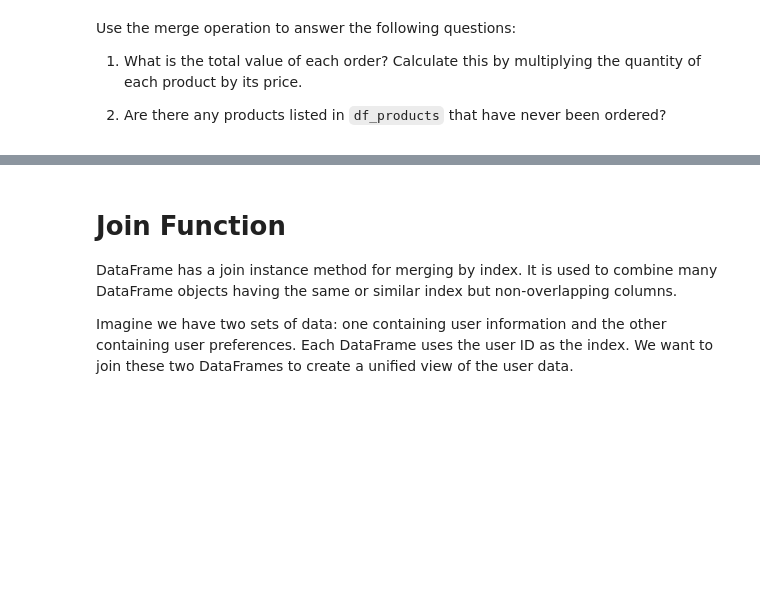
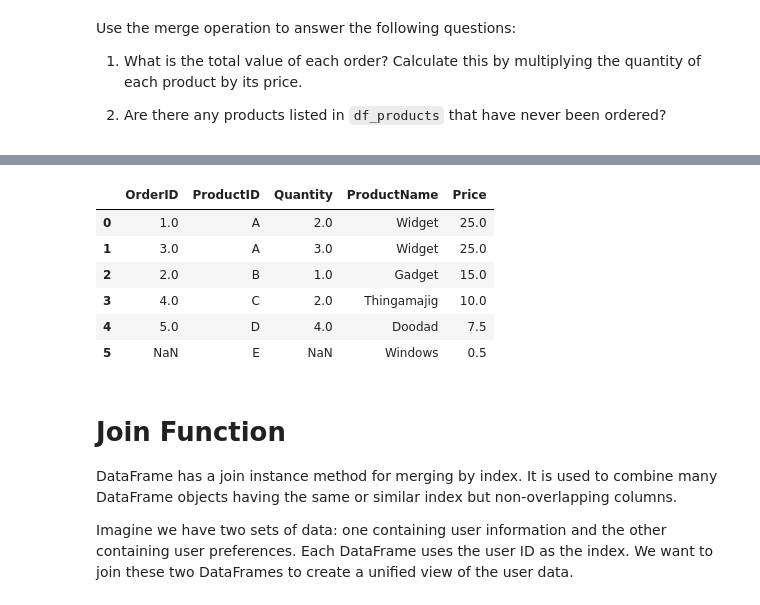
Before and after one commit to clementdumet/dm_web2026, a Jupyter notebook: 04_pandas02/03-pandas.ipynb, the cells around one changed output, grey strips where cells are left out. Drawn from its saved outputs; the diff is of its cells as text; code cells hidden in the pictures; blank space fills up the shorter version.

```diff
--- a/04_pandas02/03-pandas.ipynb
+++ b/04_pandas02/03-pandas.ipynb
@@ -201,3 +291,14 @@ Use the merge operation to answer the following questions:
+# %%
+# Question 2
+pd.merge(df_orders, df_products, on='ProductID', how='right')
+# %% [output]
+|  | OrderID | ProductID | Quantity | ProductName | Price |
+| 0 | 1.0 | A | 2.0 | Widget | 25.0 |
+| 1 | 3.0 | A | 3.0 | Widget | 25.0 |
+| 2 | 2.0 | B | 1.0 | Gadget | 15.0 |
+| 3 | 4.0 | C | 2.0 | Thingamajig | 10.0 |
+| 4 | 5.0 | D | 4.0 | Doodad | 7.5 |
+| 5 | NaN | E | NaN | Windows | 0.5 |
 # %% [markdown]
 # Join Function
 
```
Also changed, not shown: parts of 11 cells of this notebook.
